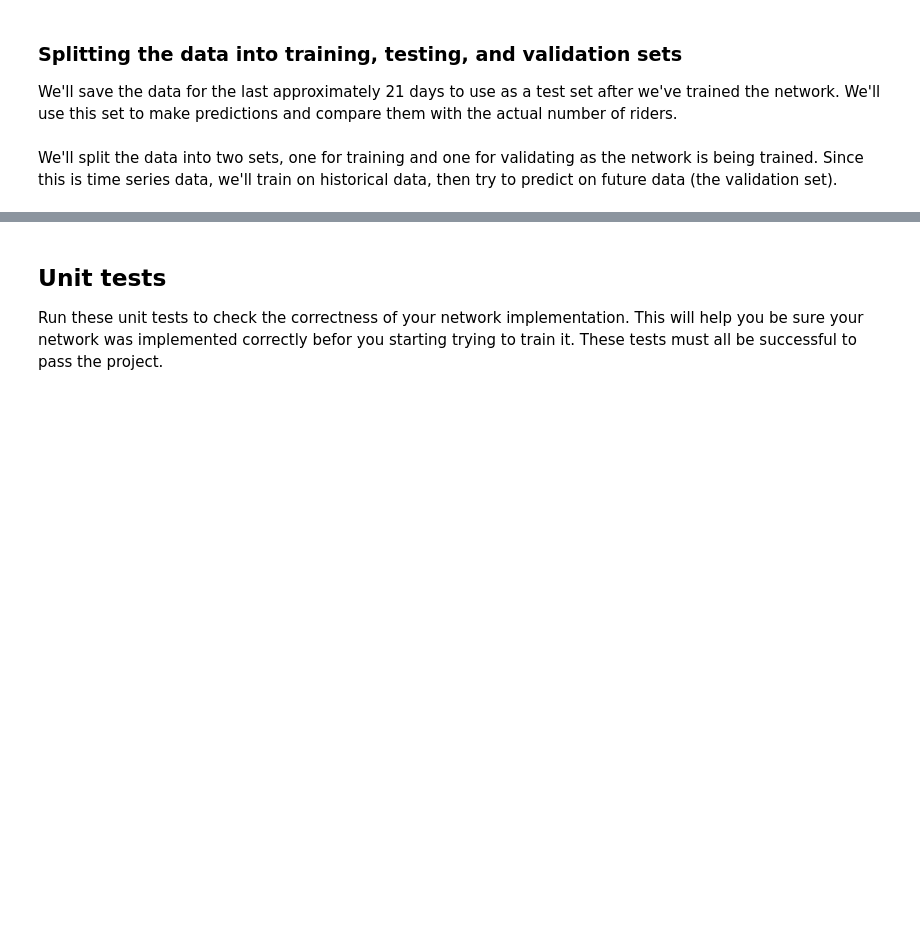
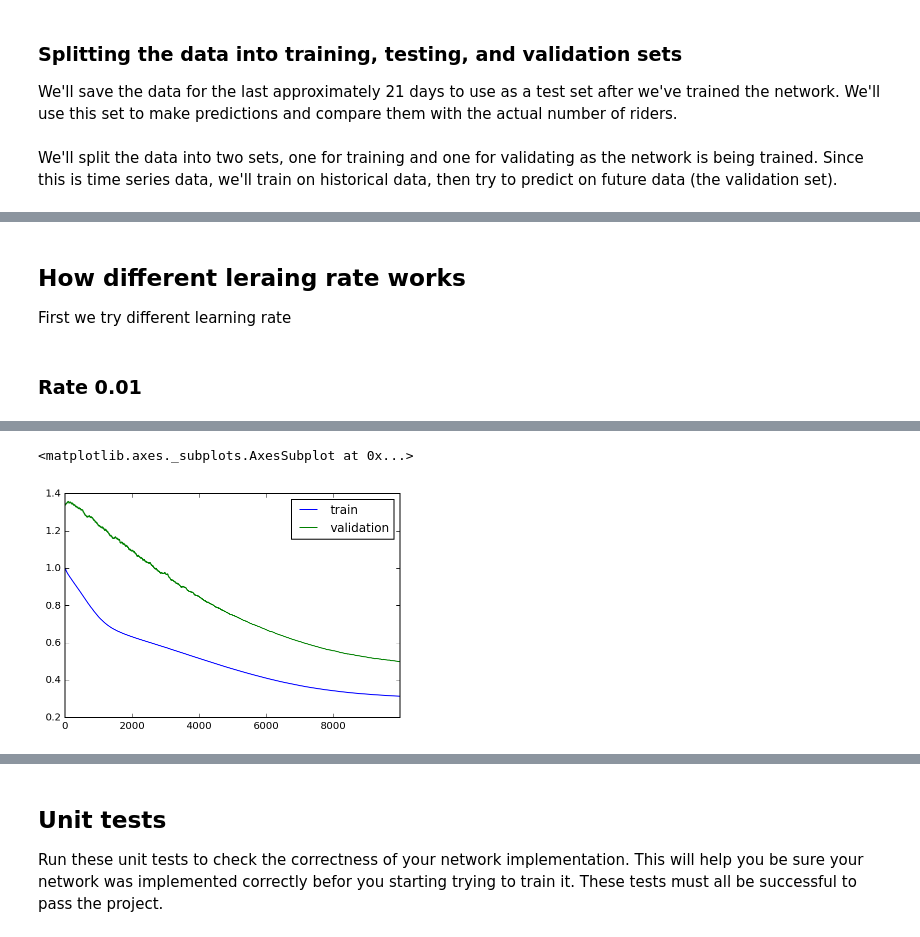
Before and after one commit to sbartek/neural_network_with_numpy, a Jupyter notebook: DLND Your first neural network.ipynb, the cells around one changed output, grey strips where cells are left out. Saved outputs shown, nothing was run; the diff lists cells and outputs as text; code cells hidden in the pictures; blank space fills up the shorter version.

```diff
--- a/DLND Your first neural network.ipynb
+++ b/DLND Your first neural network.ipynb
@@ -221,0 +237,48 @@ def MSE(y, Y):
+# %%
+import sys
+
+class NetworkModel:
+
+    def __init__(self, iterations, learning_rate, hidden_nodes, output_nodes = 1):
+        self.iterations = iterations
+        self.learning_rate = learning_rate
+        self.hidden_nodes = hidden_nodes
+        self.output_nodes = output_nodes
+        self.N_i = N_i = train_features.shape[1]
+        self.network = NeuralNetwork(self.N_i, self.hidden_nodes, self.output_nodes, self.learning_rate)
+
+    def gradient_desc_with_history(self, extra_info=""):
+        losses = {'train':[], 'validation':[]}
+        for ii in range(self.iterations):
+            # Go through a random batch of 128 records from the training data set
+            batch = np.random.choice(train_features.index, size=128)
+            X, y = train_features.ix[batch].values, train_targets.ix[batch]['cnt']
+
+            self.network.train(X, y)
+
+            # Printing out the training progress
+            train_loss = MSE(self.network.run(train_features)[0], train_targets['cnt'])
+            val_loss = MSE(self.network.run(val_features)[0], val_targets['cnt'])
+            sys.stdout.write(f"\r{extra_info} " +
+                f"Progress: {100 * ii/float(self.iterations):2.1f}" \
+                + f"% ... Training loss: {str(train_loss)[:5]}" \
+                + f" ... Validation loss: {str(val_loss)[:5]}")
+            sys.stdout.flush()
+            losses['train'].append(train_loss)
+            losses['validation'].append(val_loss)
+        self.losses_df = pd.DataFrame({'train': losses['train'], 'validation': losses['validation']})
+        return self
+
+    def plot_losses(self):
+        return self.losses_df.plot()
+# %% [markdown]
+## How different leraing rate works
+
+First we try different learning rate
+# %% [markdown]
+### Rate 0.01
+# %%
+NetworkModel(iterations=10000, learning_rate=0.01, hidden_nodes=5)\
+    .gradient_desc_with_history()\
+    .plot_losses()
+# %% [output]
@@ -221,0 +286,2 @@ def MSE(y, Y):
+<matplotlib.axes._subplots.AxesSubplot at 0x...>
+[figure, added]
```
Also changed, not shown: parts of 63 cells of this notebook.
